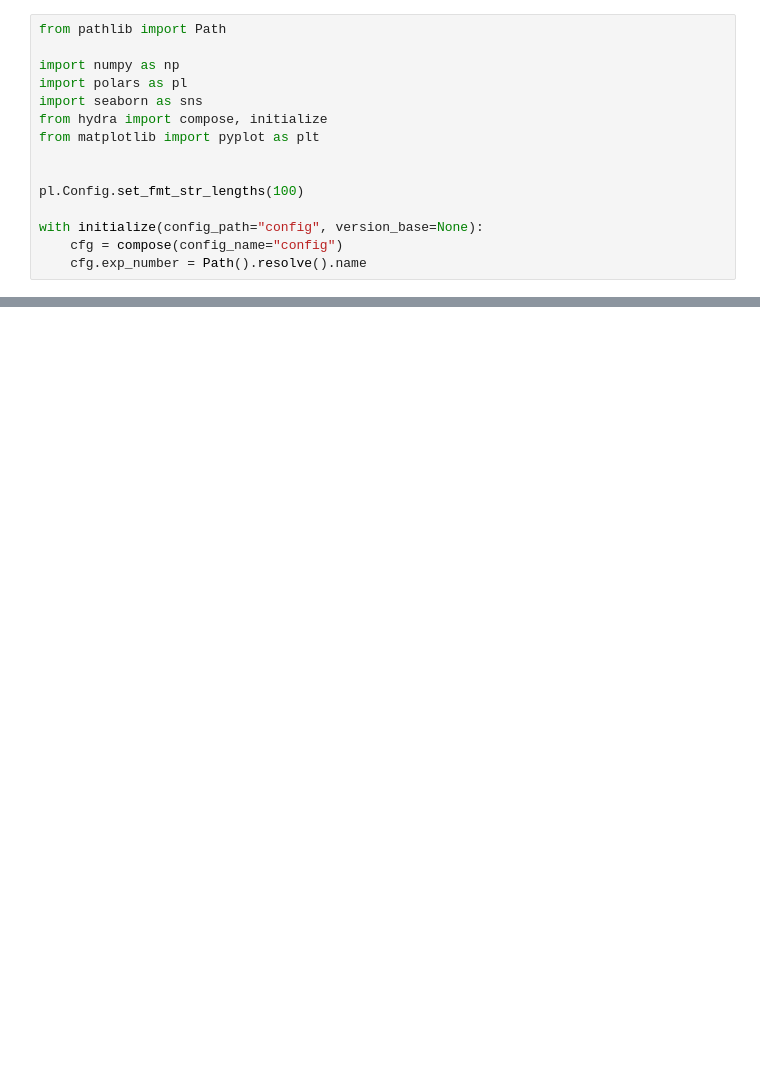
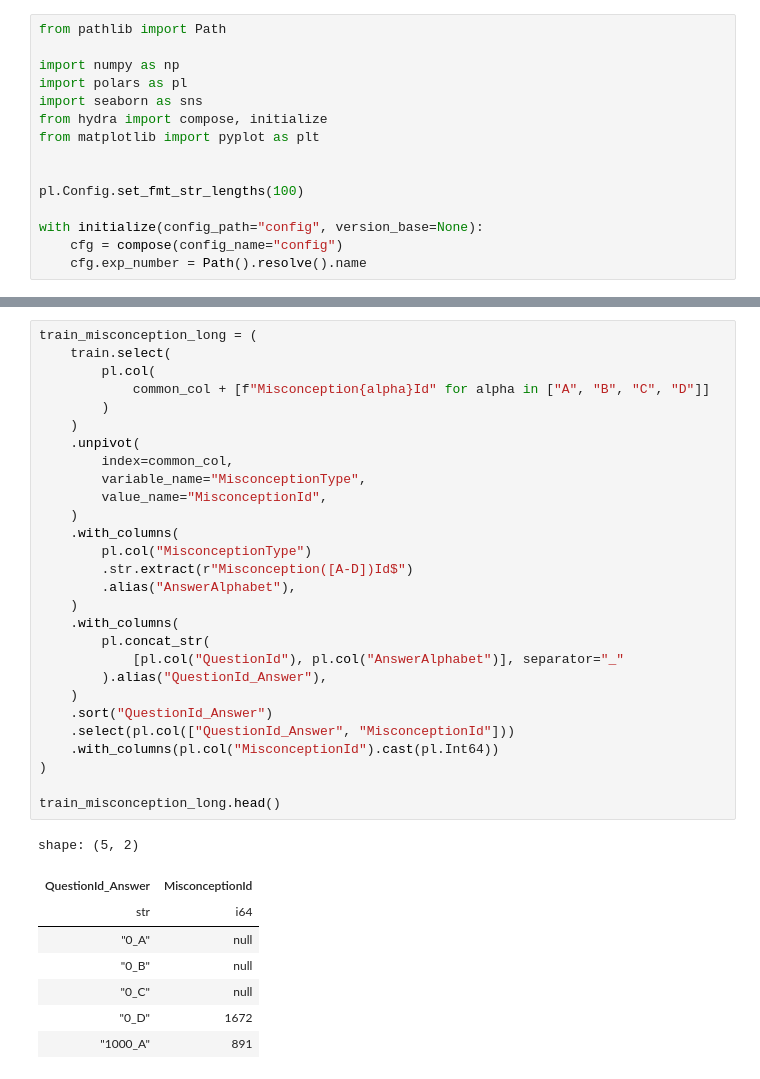
Before and after one commit to ryomac1/my_kaggle_env, a Jupyter notebook: exp/000/eda.ipynb, the cells around one changed output, grey strips where cells are left out. Drawn from its saved outputs; the diff is of its cells as text; blank space fills up the shorter version.

```diff
--- a/exp/000/eda.ipynb
+++ b/exp/000/eda.ipynb
@@ -51,0 +125,37 @@ print(set(train_df.columns) - set(test_df.columns))
+# %%
+train_misconception_long = (
+    train.select(
+        pl.col(
+            common_col + [f"Misconception{alpha}Id" for alpha in ["A", "B", "C", "D"]]
+        )
+    )
+    .unpivot(
+        index=common_col,
+        variable_name="MisconceptionType",
+        value_name="MisconceptionId",
+    )
+    .with_columns(
+        pl.col("MisconceptionType")
+        .str.extract(r"Misconception([A-D])Id$")
+        .alias("AnswerAlphabet"),
+    )
+    .with_columns(
+        pl.concat_str(
+            [pl.col("QuestionId"), pl.col("AnswerAlphabet")], separator="_"
+        ).alias("QuestionId_Answer"),
+    )
+    .sort("QuestionId_Answer")
+    .select(pl.col(["QuestionId_Answer", "MisconceptionId"]))
+    .with_columns(pl.col("MisconceptionId").cast(pl.Int64))
+)
+
+train_misconception_long.head()
+# %% [output]
+shape: (5, 2)
+| QuestionId_Answer | MisconceptionId |
+| str | i64 |
+| "0_A" | null |
+| "0_B" | null |
+| "0_C" | null |
+| "0_D" | 1672 |
+| "1000_A" | 891 |
```
Also changed, not shown: parts of 16 cells of this notebook, 3 other files.
